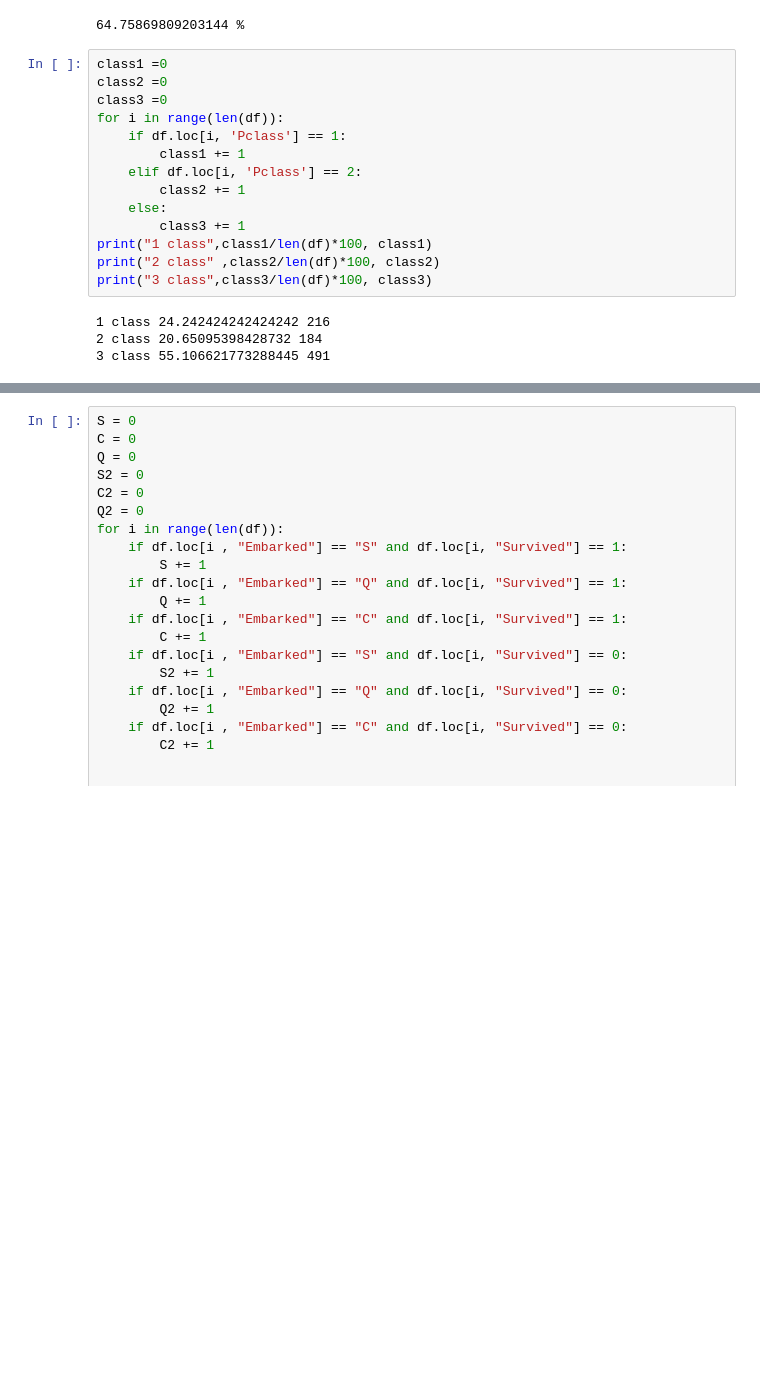
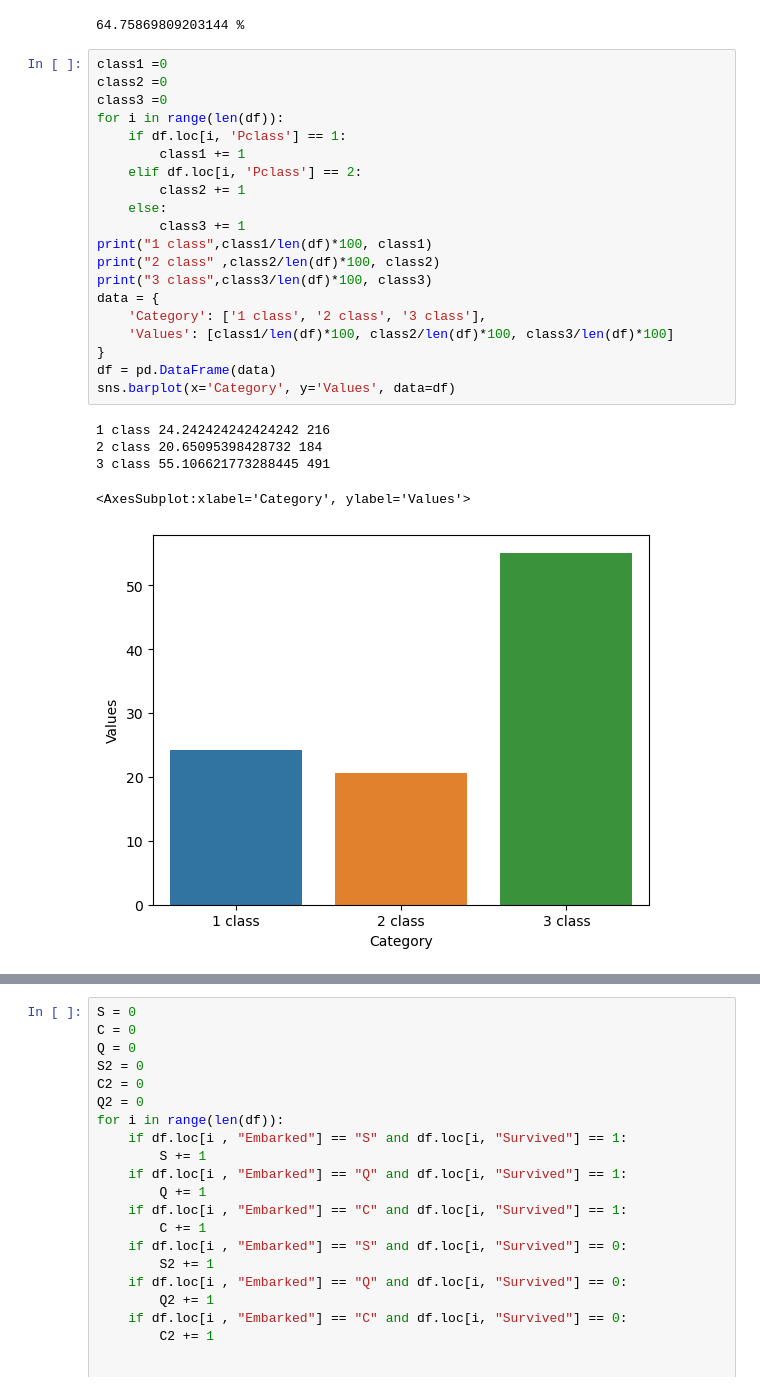
Before and after one commit to oneisnone/Ai-but-better, a Jupyter notebook: smaster1/shipgonoflote/Untitled.ipynb, the cells around one changed output, grey strips where cells are left out. Saved outputs shown, nothing was run; the diff lists cells and outputs as text; blank space fills up the shorter version.

```diff
--- a/smaster1/shipgonoflote/Untitled.ipynb
+++ b/smaster1/shipgonoflote/Untitled.ipynb
@@ -32,21 +33,29 @@ print(x,"%")
 # %%
 class1 =0
 class2 =0
 class3 =0
 for i in range(len(df)):
     if df.loc[i, 'Pclass'] == 1:
         class1 += 1
     elif df.loc[i, 'Pclass'] == 2:
         class2 += 1
     else:
         class3 += 1
 print("1 class",class1/len(df)*100, class1)
 print("2 class" ,class2/len(df)*100, class2)
 print("3 class",class3/len(df)*100, class3)
+data = {
+    'Category': ['1 class', '2 class', '3 class'],
+    'Values': [class1/len(df)*100, class2/len(df)*100, class3/len(df)*100]
+}
+df = pd.DataFrame(data)
+sns.barplot(x='Category', y='Values', data=df)
 # %% [output]
 1 class 24.242424242424242 216
 2 class 20.65095398428732 184
 3 class 55.106621773288445 491
+<AxesSubplot:xlabel='Category', ylabel='Values'>
+[figure, added]
 # %%
 Q =0
 C =0
```
Also changed, not shown: parts of 2 cells of this notebook.
